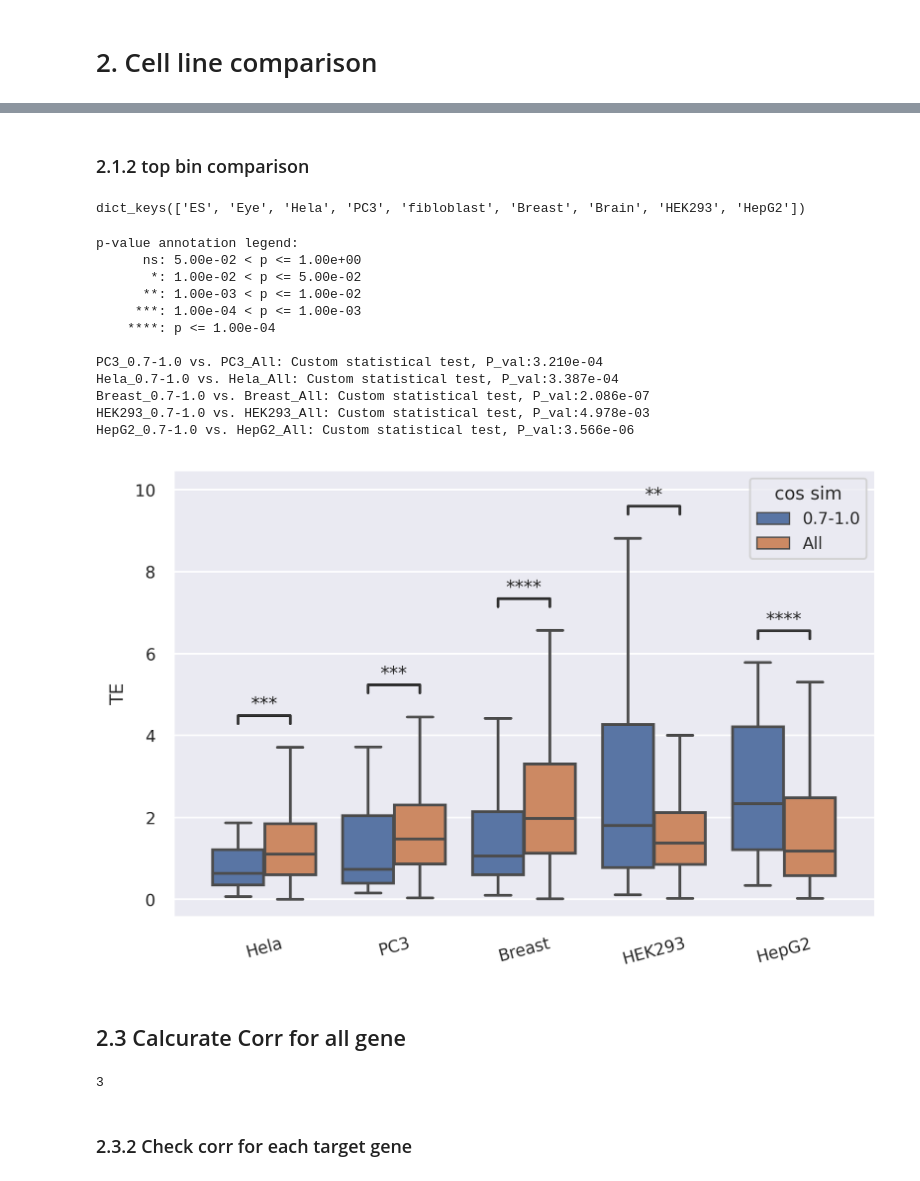
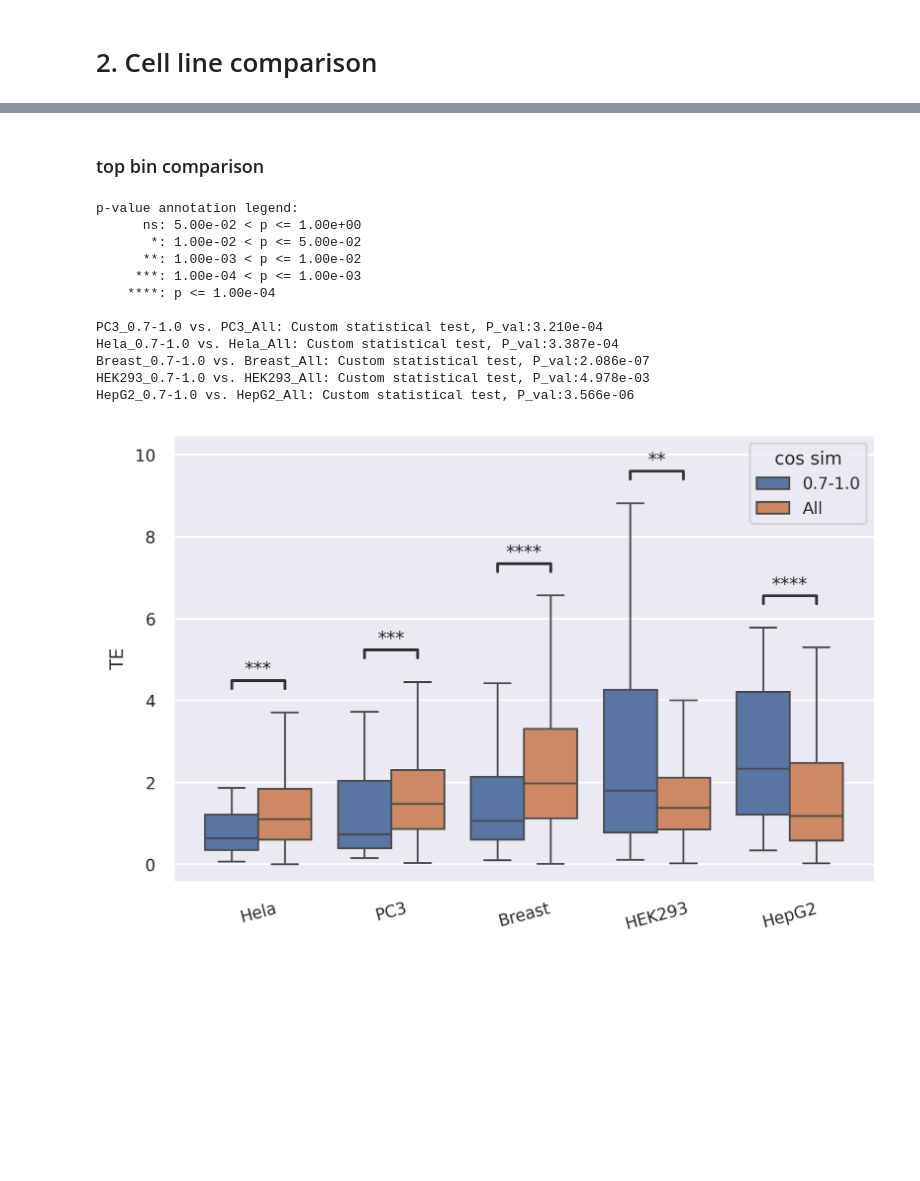
Before and after one commit to hmdlab/utr_pairpred, a Jupyter notebook: notebooks/expression_analysis.ipynb, the cells around one changed output, grey strips where cells are left out. Drawn from its saved outputs; the diff is of its cells as text; code cells hidden in the pictures; blank space fills up the shorter version.

```diff
--- a/notebooks/expression_analysis.ipynb
+++ b/notebooks/expression_analysis.ipynb
@@ -370,26 +91,2 @@ print(len(target_enst_id))
-# %%
-## All cell line comprehensive process
-#cell_lines = np.unique(seq_info['cell_line'])
-seq_info = pd.read_table('/home/ksuga/whole_mrna_predictor/UTR_PairPred/Biocontainer-pipeline/input/sample_info.txt')
-cell_lines =['ES','Eye', 'Hela', 'PC3', 'fibloblast','Brain','HepG2','HEK293']
-target_labels=['TPM_rna','TPM_ribo','TE']
-target='TE'
-dic_of_df={}
-dic_of_violin_data={}
-
-for cell in cell_lines:
-    ribo_srr = seq_info[(seq_info['cell_line']==cell)&(seq_info['seq_type']=='ribo-seq')].srr_id.values[0]
-    rna_srr =  seq_info[(seq_info['cell_line']==cell)&(seq_info['seq_type']=='rna-seq')].srr_id.values[0]
-
-    ribo = pd.read_csv(f'./Biocontainer-pipeline/output/{ribo_srr}/ReadCount_cds.csv',index_col=0).rename(columns={'TPM_cds':'TPM_ribo'})
-    rna = pd.read_csv(f'./Biocontainer-pipeline/output/{rna_srr}/ReadCount_cds.csv',index_col=0).iloc[:,[0,-1]].rename(columns={'TPM_cds':'TPM_rna'})
-    cell_df = concat_df(tot_df_cl,ribo,rna)
-
-    violin_data_dic,tick_names= data_binning_targetENST(cell_df,target_labels,target_enst_id,target_name='GO:0009410')
-    #boxplot_alltarget(df=cell_df,all_targets=['TPM_rna','TPM_ribo','TE'],violin_data_dic=violin_data_dic,tick_names=tick_names,save_name=None,cell_line=cell)
-    dic_of_df[cell]=cell_df
-    dic_of_violin_data[cell]=violin_data_dic
-
-boxplot_hue(dic_of_df,target,dic_of_violin_data,tick_names,save_name=f'boxplot_GO0016071_comparison_seed1')
 # %% [markdown]
 # 2. Cell line comparison
@@ -398,14 +92,0 @@ boxplot_hue(dic_of_df,target,dic_of_violin_data,tick_names,save_name=f'boxplot_G
-# %%
-#cell_lines = np.unique(seq_info['cell_line'])
-seq_info = pd.read_table('/home/ksuga/whole_mrna_predictor/UTR_PairPred/Biocontainer-pipeline/input/sample_info.txt')
-cell_lines =['ES','Eye', 'Hela', 'PC3', 'fibloblast','Breast','Brain','HEK293','HepG2']
-target_labels=['TPM_rna','TPM_ribo','TE']
-cell_df_dict={}
-for cell in cell_lines:
-    ribo_srr = seq_info[(seq_info['cell_line']==cell)&(seq_info['seq_type']=='ribo-seq')].srr_id.values[0]
-    rna_srr =  seq_info[(seq_info['cell_line']==cell)&(seq_info['seq_type']=='rna-seq')].srr_id.values[0]
-
-    ribo = pd.read_csv(f'../Biocontainer-pipeline/output/{ribo_srr}/ReadCount_cds.csv',index_col=0).rename(columns={'TPM_cds':'TPM_ribo'})
-    rna = pd.read_csv(f'../Biocontainer-pipeline/output/{rna_srr}/ReadCount_cds.csv',index_col=0).iloc[:,[0,-1]].rename(columns={'TPM_cds':'TPM_rna'})
-    cell_df = concat_df(tot_df_cl,ribo,rna)
-    cell_df_dict[cell]=cell_df
@@ -484,2 +93,2 @@ ES vs. HepG2: Custom statistical test, P_val:2.340e-02
 # %% [markdown]
-### 2.1.2 top bin comparison
+### top bin comparison
@@ -551,4 +94,0 @@ def boxplot_targets_topbin_cell(cell_df_dict:dict,save_name=None,values_name='va
-# %%
-cell_df_dict.keys()
-# %% [output]
-dict_keys(['ES', 'Eye', 'Hela', 'PC3', 'fibloblast', 'Breast', 'Brain', 'HEK293', 'HepG2'])
@@ -556,21 +209,18 @@ dict_keys(['ES', 'Eye', 'Hela', 'PC3', 'fibloblast', 'Breast', 'Brain', 'HEK293'
 diff_cells = ['Hela','PC3','Breast','HEK293','HepG2']
 diff_cell_dict = {cell:cell_df_dict[cell] for cell in diff_cells}
 # %%
-# boxplot_targets_topbin_cell(cell_df_dict,values_name='TE',tick_name='cos sim',save_name='boxplot_cell_topbin')
-boxplot_targets_topbin_cell(diff_cell_dict,values_name='TE',tick_name='cos sim',save_name='boxplot_cell_topbin_diff')
+boxplot_targets_topbin_cell(diff_cell_dict,values_name='TE',tick_name='cos sim')
 # %% [output]
 p-value annotation legend:
       ns: 5.00e-02 < p <= 1.00e+00
        *: 1.00e-02 < p <= 5.00e-02
       **: 1.00e-03 < p <= 1.00e-02
      ***: 1.00e-04 < p <= 1.00e-03
     ****: p <= 1.00e-04
 
 PC3_0.7-1.0 vs. PC3_All: Custom statistical test, P_val:3.210e-04
 Hela_0.7-1.0 vs. Hela_All: Custom statistical test, P_val:3.387e-04
 Breast_0.7-1.0 vs. Breast_All: Custom statistical test, P_val:2.086e-07
 HEK293_0.7-1.0 vs. HEK293_All: Custom statistical test, P_val:4.978e-03
 HepG2_0.7-1.0 vs. HepG2_All: Custom statistical test, P_val:3.566e-06
-[figure, old version]
+[figure, new version]
-# %% [markdown]
-## 2.3 Calcurate Corr for all gene
@@ -642,14 +226,0 @@ for target,df in dic_for_all_target_label.items():
-# %%
-gene='HBA1'
-gene_dict={}
-for cell,cell_df in cell_df_dict.items():
-    tmp_df = cell_df[cell_df['GENE']==gene]
-    if len(tmp_df)==0:
-        all_gene_flg=False
-        continue
-    gene_dict[cell]=tmp_df.loc[:,target_labels].values[0]
-print(len(gene_dict))
-# %% [output]
-3
-# %% [markdown]
-### 2.3.2 Check corr for each target gene
```
Also changed, not shown: parts of 38 cells of this notebook, 3 other files.
